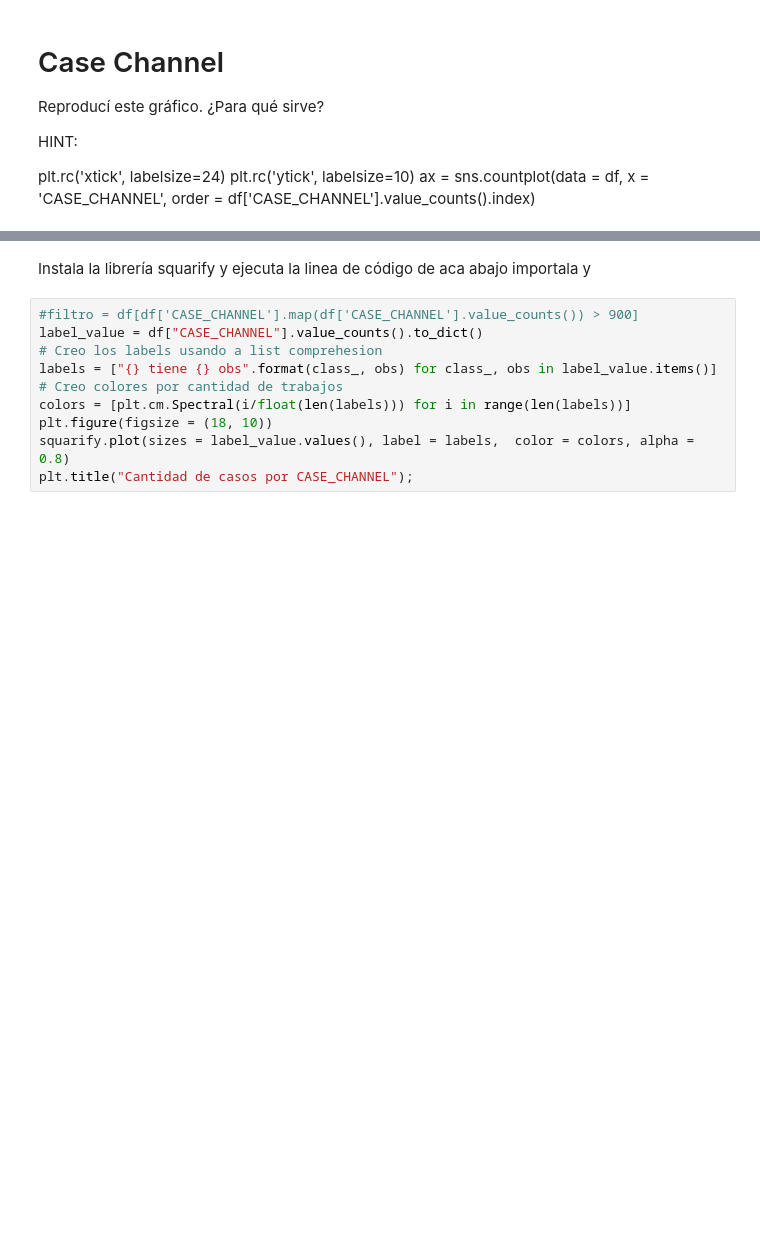
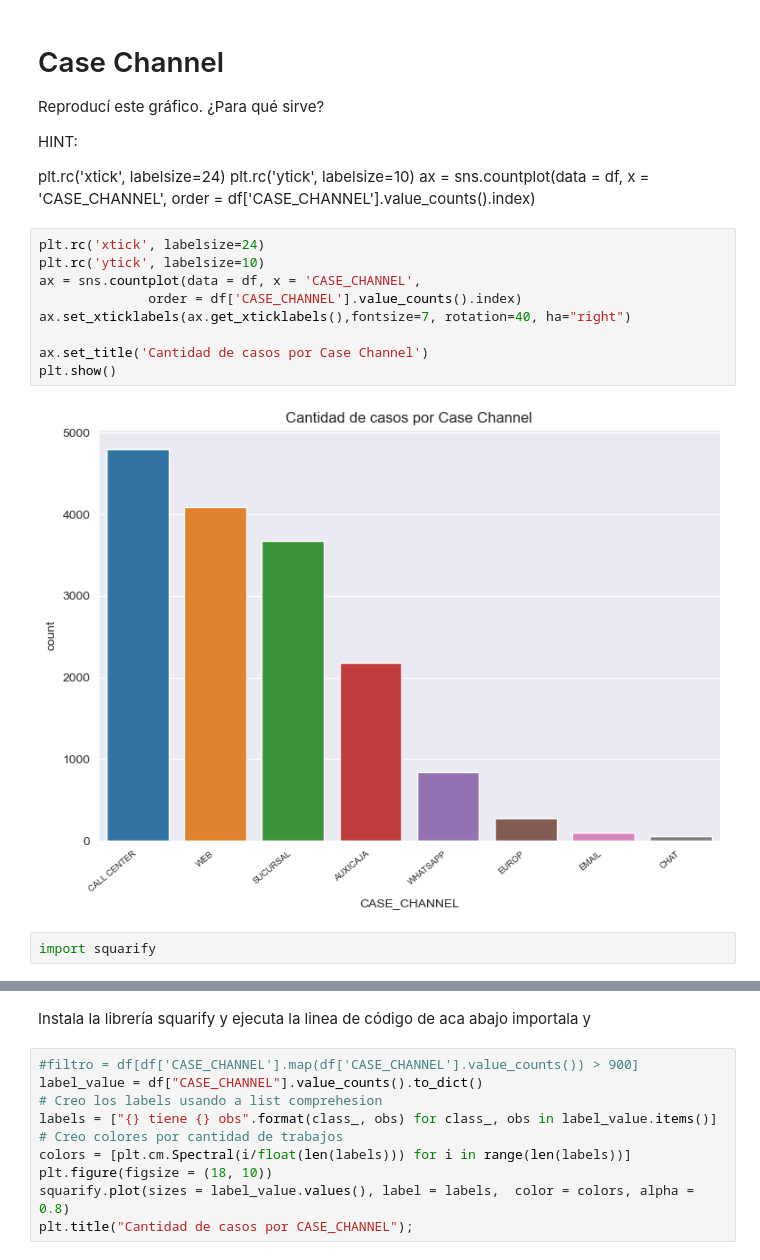
Before and after one commit to federicomoreno613/UCEMA, a Jupyter notebook: 05-viz/01_eda_nps_ejercicio.ipynb, the cells around one changed output, grey strips where cells are left out. Drawn from its saved outputs; the diff is of its cells as text; blank space fills up the shorter version.

```diff
--- a/05-viz/01_eda_nps_ejercicio.ipynb
+++ b/05-viz/01_eda_nps_ejercicio.ipynb
@@ -412,3 +432,16 @@ plt.rc('xtick', labelsize=24)
 plt.rc('ytick', labelsize=10)
 ax = sns.countplot(data = df, x = 'CASE_CHANNEL',
               order = df['CASE_CHANNEL'].value_counts().index)
+# %%
+plt.rc('xtick', labelsize=24)
+plt.rc('ytick', labelsize=10)
+ax = sns.countplot(data = df, x = 'CASE_CHANNEL',
+              order = df['CASE_CHANNEL'].value_counts().index)
+ax.set_xticklabels(ax.get_xticklabels(),fontsize=7, rotation=40, ha="right")
+
+ax.set_title('Cantidad de casos por Case Channel')
+plt.show()
+# %% [output]
+[figure, added]
+# %%
+import squarify
```
Also changed, not shown: parts of 19 cells of this notebook, 19 other files.
